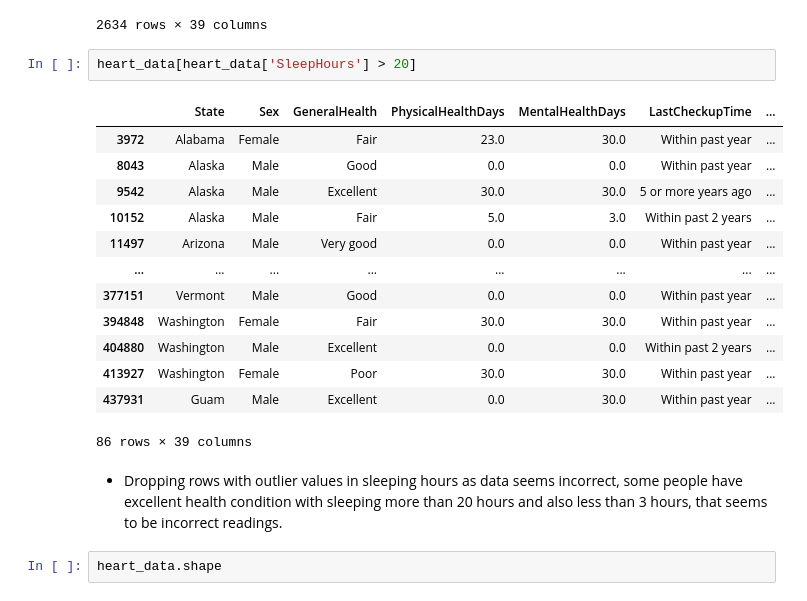
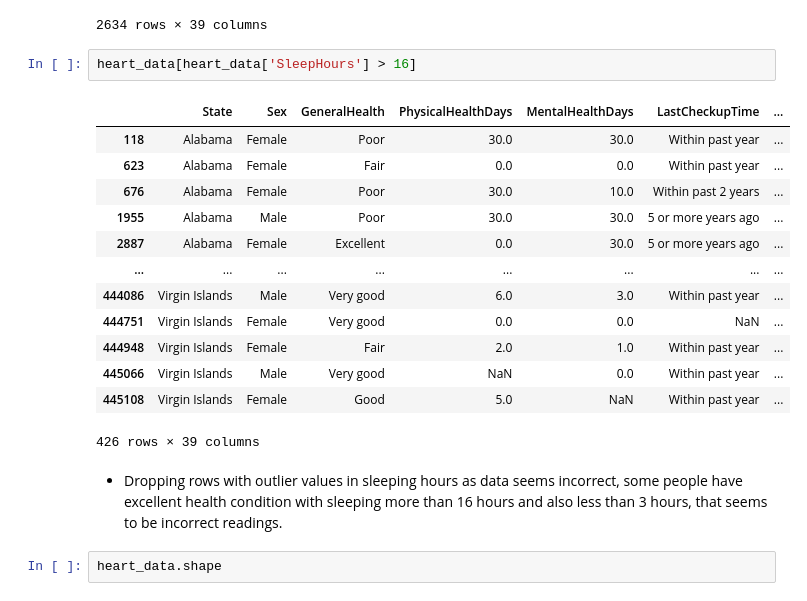
Before and after one commit to ali-bin-kashif/heart-disease-healthcare-data-analysis, a Jupyter notebook: heart_indicator_data_analysis.ipynb, the cells around one changed output. Cells and saved outputs as stored; diff of their text form.

Commit message:
Removed outliers in sleep hours

```diff
--- a/heart_indicator_data_analysis.ipynb
+++ b/heart_indicator_data_analysis.ipynb
@@ -523,23 +523,23 @@ heart_data[heart_data['SleepHours'] < 3]
 | 444907 | Virgin Islands | Female | Excellent | 10.0 | 10.0 | Within past year | ... |
 2634 rows × 39 columns
 # %%
-heart_data[heart_data['SleepHours'] > 20]
+heart_data[heart_data['SleepHours'] > 16]
 # %% [output]
 |  | State | Sex | GeneralHealth | PhysicalHealthDays | MentalHealthDays | LastCheckupTime | ... |
-| 3972 | Alabama | Female | Fair | 23.0 | 30.0 | Within past year | ... |
-| 8043 | Alaska | Male | Good | 0.0 | 0.0 | Within past year | ... |
-| 9542 | Alaska | Male | Excellent | 30.0 | 30.0 | 5 or more years ago | ... |
-| 10152 | Alaska | Male | Fair | 5.0 | 3.0 | Within past 2 years | ... |
-| 11497 | Arizona | Male | Very good | 0.0 | 0.0 | Within past year | ... |
+| 118 | Alabama | Female | Poor | 30.0 | 30.0 | Within past year | ... |
+| 623 | Alabama | Female | Fair | 0.0 | 0.0 | Within past year | ... |
+| 676 | Alabama | Female | Poor | 30.0 | 10.0 | Within past 2 years | ... |
+| 1955 | Alabama | Male | Poor | 30.0 | 30.0 | 5 or more years ago | ... |
+| 2887 | Alabama | Female | Excellent | 0.0 | 30.0 | 5 or more years ago | ... |
 | ... | ... | ... | ... | ... | ... | ... | ... |
-| 377151 | Vermont | Male | Good | 0.0 | 0.0 | Within past year | ... |
-| 394848 | Washington | Female | Fair | 30.0 | 30.0 | Within past year | ... |
-| 404880 | Washington | Male | Excellent | 0.0 | 0.0 | Within past 2 years | ... |
-| 413927 | Washington | Female | Poor | 30.0 | 30.0 | Within past year | ... |
-| 437931 | Guam | Male | Excellent | 0.0 | 30.0 | Within past year | ... |
+| 444086 | Virgin Islands | Male | Very good | 6.0 | 3.0 | Within past year | ... |
+| 444751 | Virgin Islands | Female | Very good | 0.0 | 0.0 | NaN | ... |
+| 444948 | Virgin Islands | Female | Fair | 2.0 | 1.0 | Within past year | ... |
+| 445066 | Virgin Islands | Male | Very good | NaN | 0.0 | Within past year | ... |
+| 445108 | Virgin Islands | Female | Good | 5.0 | NaN | Within past year | ... |
-86 rows × 39 columns
+426 rows × 39 columns
 # %% [markdown]
-- Dropping rows with outlier values in sleeping hours as data seems incorrect, some people have excellent health condition with sleeping more than 20 hours and also less than 3 hours, that seems to be incorrect readings.
+- Dropping rows with outlier values in sleeping hours as data seems incorrect, some people have excellent health condition with sleeping more than 16 hours and also less than 3 hours, that seems to be incorrect readings.
 # %%
 heart_data.shape
 # %% [output]
```
Also changed, not shown: parts of 4 cells of this notebook.
